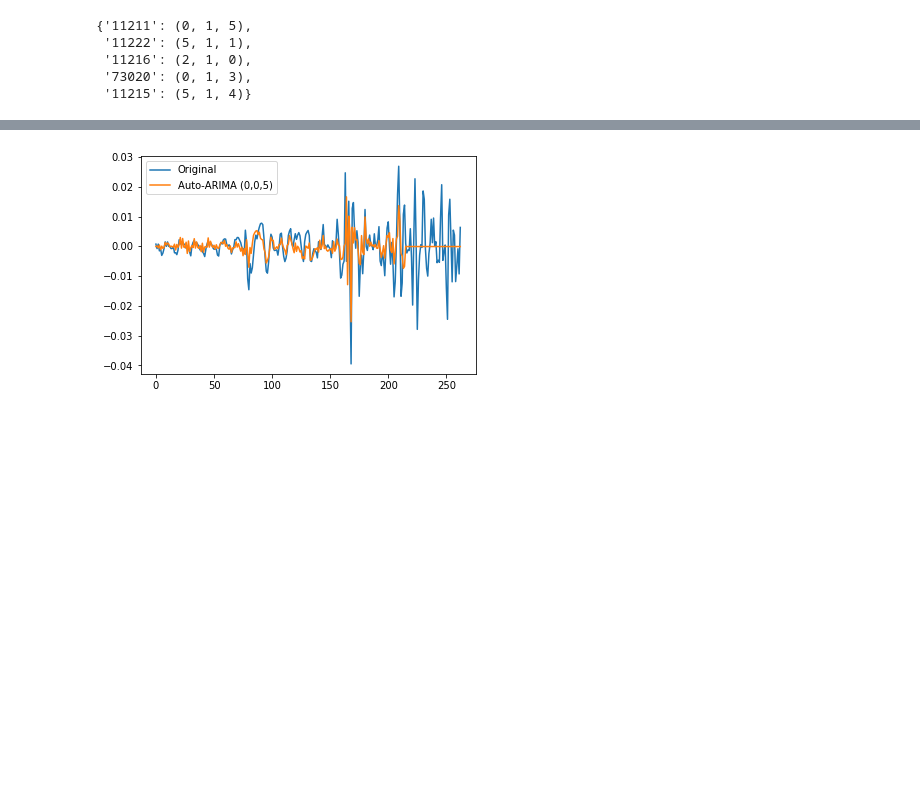
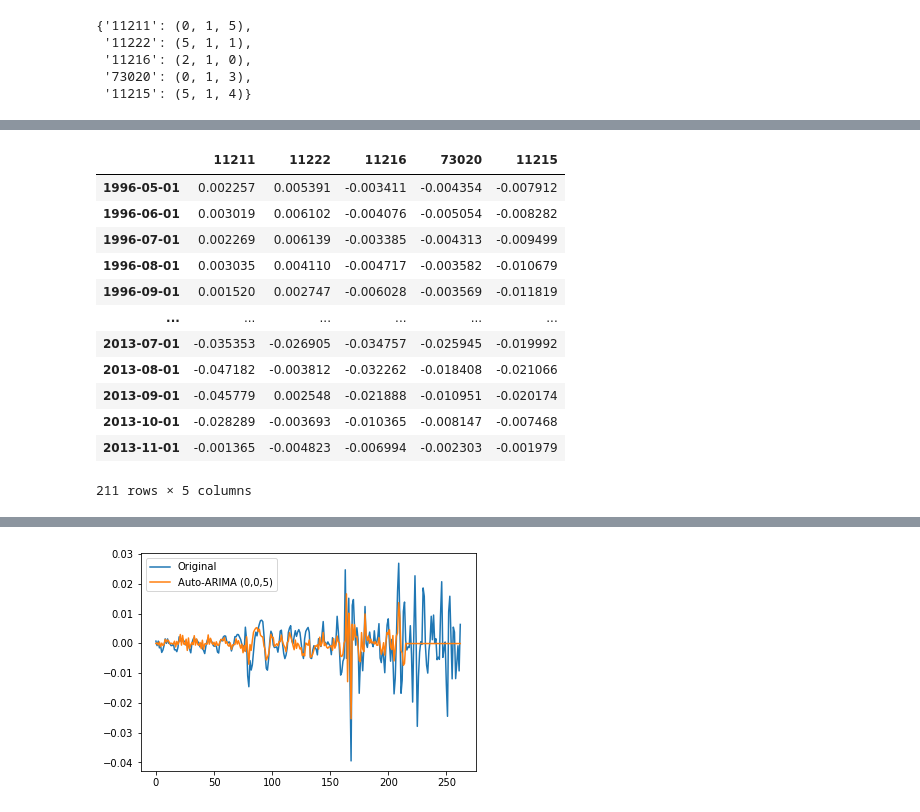
Before and after one commit to tjkim614/zillow_investment_recommendation, a Jupyter notebook: Final Model.ipynb, the cells around one changed output, grey strips where cells are left out. Saved outputs shown, nothing was run; the diff lists cells and outputs as text; code cells hidden in the pictures; blank space fills up the shorter version.

```diff
--- a/Final Model.ipynb
+++ b/Final Model.ipynb
@@ -331,0 +383,17 @@ ValueError: Frequency provided without associated index.
+# %%
+a = round(len(returns) * 0.8)
+returns.iloc[:a]
+# %% [output]
+|  | 11211 | 11222 | 11216 | 73020 | 11215 |
+| 1996-05-01 | 0.002257 | 0.005391 | -0.003411 | -0.004354 | -0.007912 |
+| 1996-06-01 | 0.003019 | 0.006102 | -0.004076 | -0.005054 | -0.008282 |
+| 1996-07-01 | 0.002269 | 0.006139 | -0.003385 | -0.004313 | -0.009499 |
+| 1996-08-01 | 0.003035 | 0.004110 | -0.004717 | -0.003582 | -0.010679 |
+| 1996-09-01 | 0.001520 | 0.002747 | -0.006028 | -0.003569 | -0.011819 |
+| ... | ... | ... | ... | ... | ... |
+| 2013-07-01 | -0.035353 | -0.026905 | -0.034757 | -0.025945 | -0.019992 |
+| 2013-08-01 | -0.047182 | -0.003812 | -0.032262 | -0.018408 | -0.021066 |
+| 2013-09-01 | -0.045779 | 0.002548 | -0.021888 | -0.010951 | -0.020174 |
+| 2013-10-01 | -0.028289 | -0.003693 | -0.010365 | -0.008147 | -0.007468 |
+| 2013-11-01 | -0.001365 | -0.004823 | -0.006994 | -0.002303 | -0.001979 |
+211 rows × 5 columns
```
Also changed, not shown: parts of 7 cells of this notebook.
